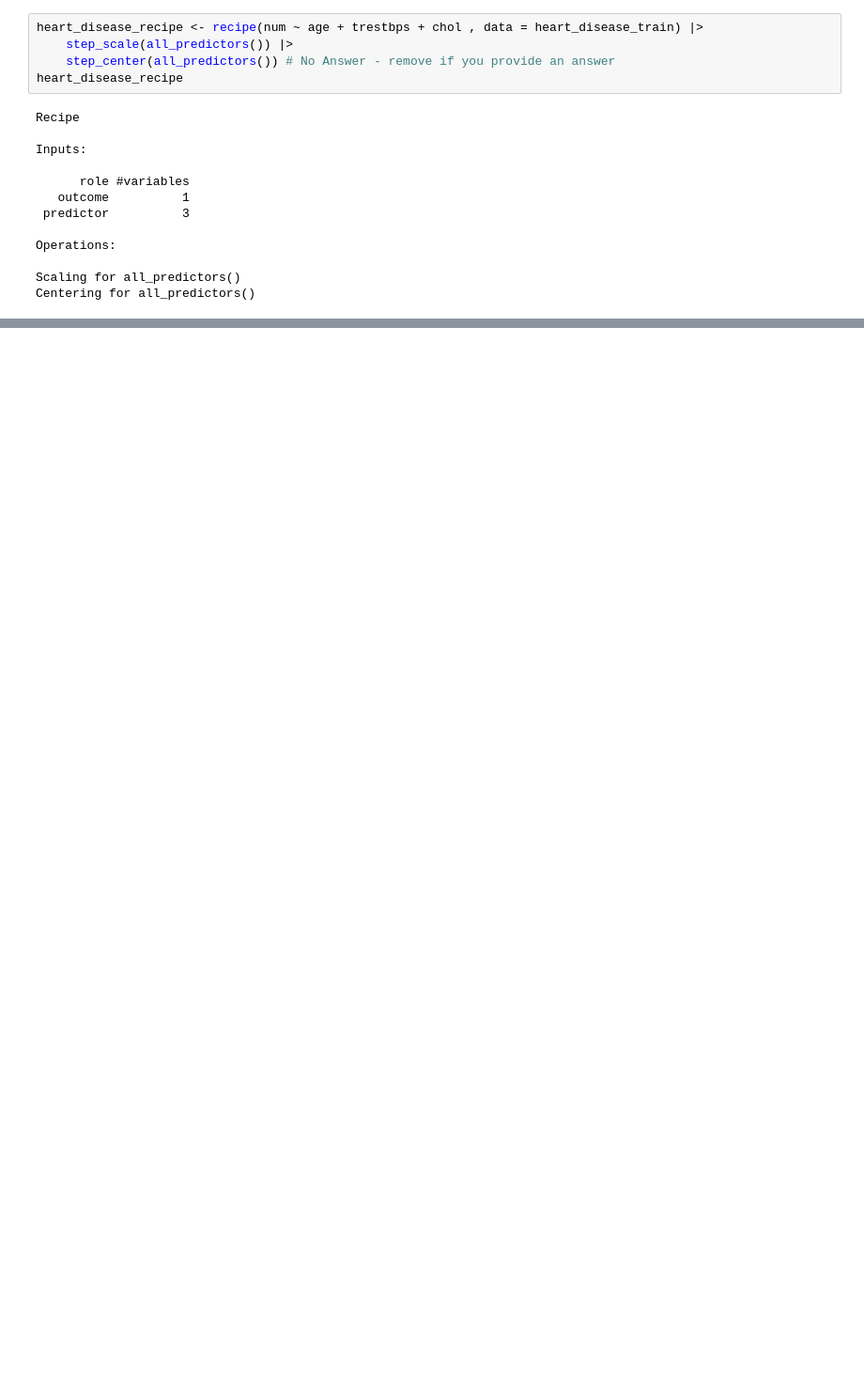
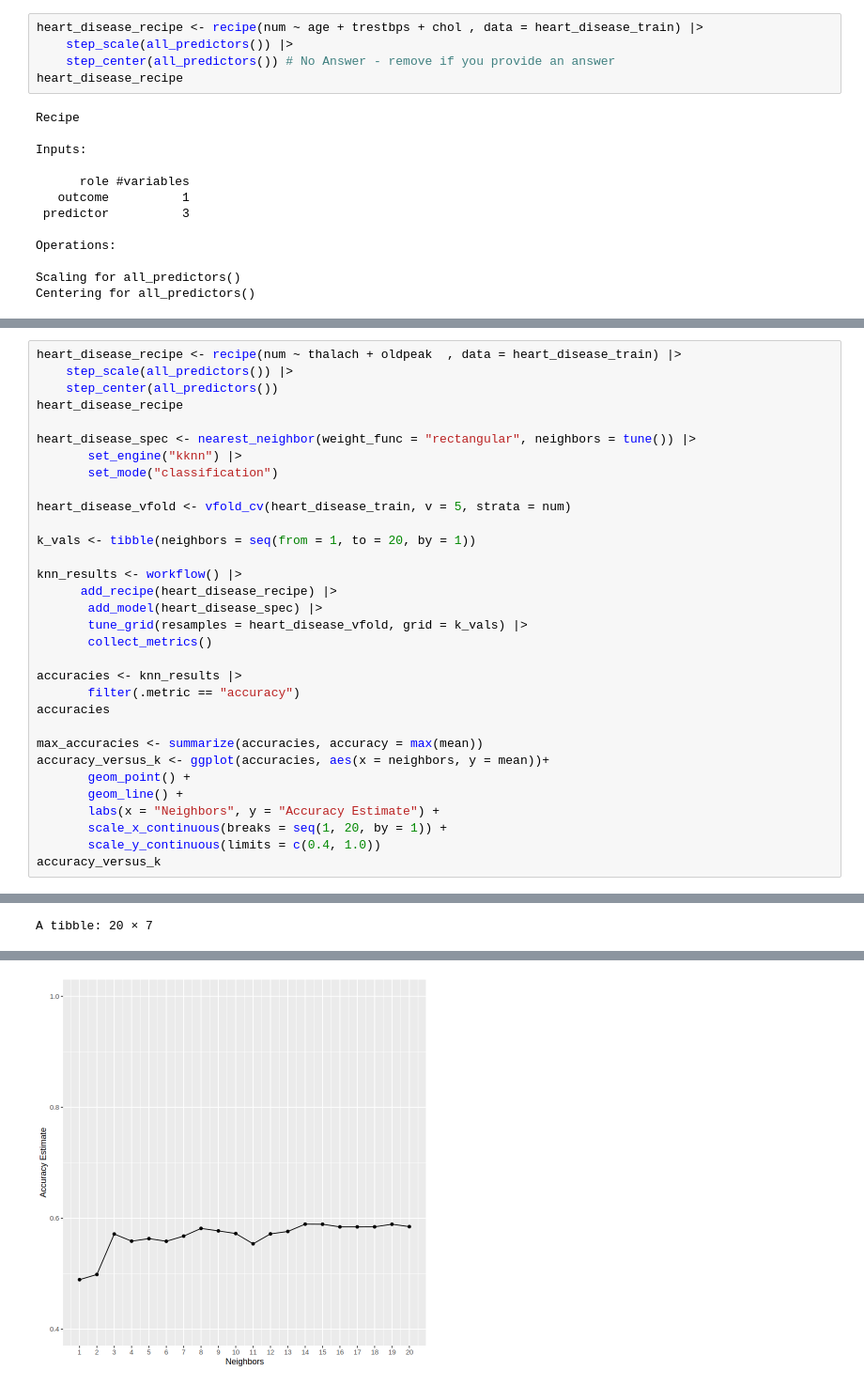
Before and after one commit to Mikeee12138/Group-Project-dsci100, a Jupyter notebook: Project.ipynb, the cells around one changed output, grey strips where cells are left out. Shown at 94% size. Cells and saved outputs as stored; diff of their text form; blank space fills up the shorter version.

Commit message:
models added

```diff
--- a/Project.ipynb
+++ b/Project.ipynb
@@ -121,0 +149,33 @@ A tibble: 20 × 7
+# %%
+heart_disease_recipe <- recipe(num ~ thalach + oldpeak  , data = heart_disease_train) |>
+    step_scale(all_predictors()) |>
+    step_center(all_predictors())
+heart_disease_recipe
+
+heart_disease_spec <- nearest_neighbor(weight_func = "rectangular", neighbors = tune()) |>
+       set_engine("kknn") |>
+       set_mode("classification")
+
+heart_disease_vfold <- vfold_cv(heart_disease_train, v = 5, strata = num)
+
+k_vals <- tibble(neighbors = seq(from = 1, to = 20, by = 1))
+
+knn_results <- workflow() |>
+      add_recipe(heart_disease_recipe) |>
+       add_model(heart_disease_spec) |>
+       tune_grid(resamples = heart_disease_vfold, grid = k_vals) |>
+       collect_metrics()
+
+accuracies <- knn_results |>
+       filter(.metric == "accuracy")
+accuracies
+
+max_accuracies <- summarize(accuracies, accuracy = max(mean))
+accuracy_versus_k <- ggplot(accuracies, aes(x = neighbors, y = mean))+
+       geom_point() +
+       geom_line() +
+       labs(x = "Neighbors", y = "Accuracy Estimate") +
+       scale_x_continuous(breaks = seq(1, 20, by = 1)) +
+       scale_y_continuous(limits = c(0.4, 1.0))
+accuracy_versus_k
+# %% [output]
@@ -121,0 +194 @@ A tibble: 20 × 7
+A tibble: 20 × 7
@@ -121,0 +204 @@ A tibble: 20 × 7
+[figure, added]
```
Also changed, not shown: parts of 7 cells of this notebook.
